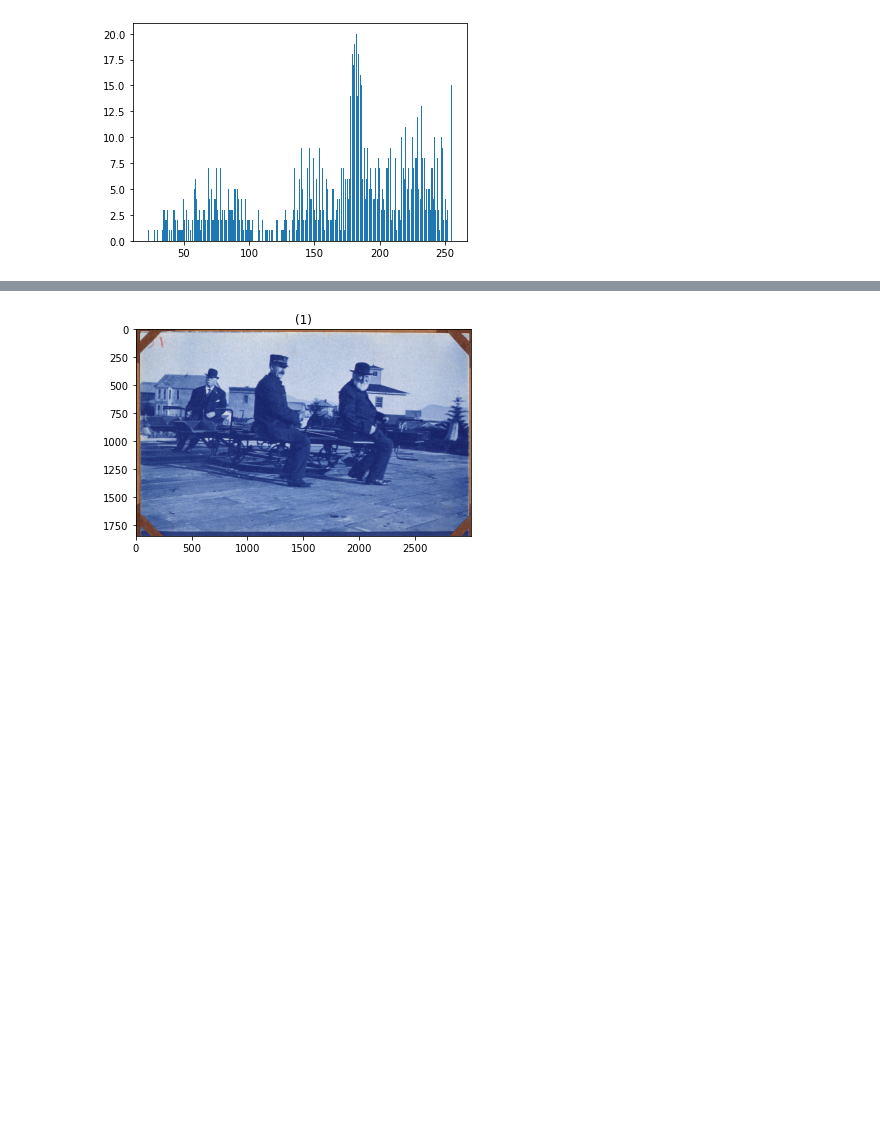
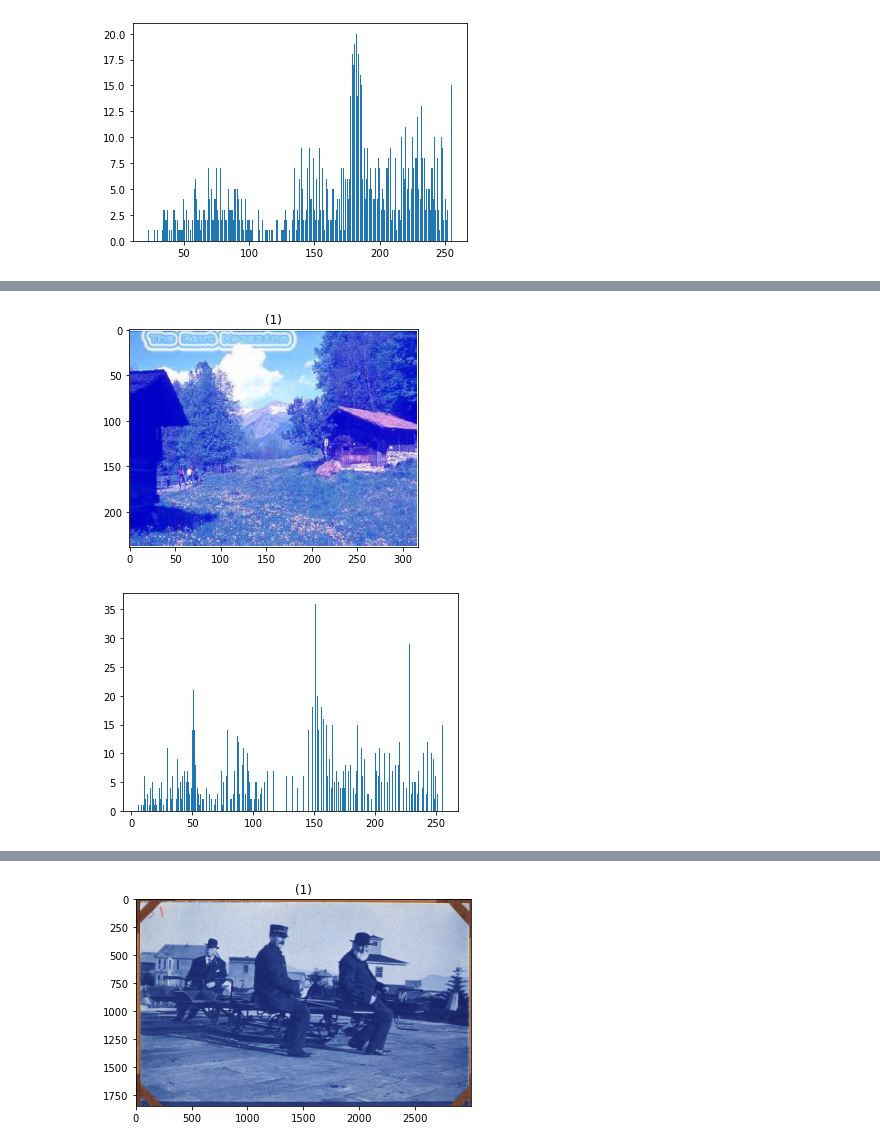
Before and after one commit to EngPeterAtef/ImageProcessing_Labs, a Jupyter notebook: lab4 _Contrast Enhancement/Lab4_STD.ipynb, the cells around one changed output, grey strips where cells are left out. Drawn from its saved outputs; the diff is of its cells as text; code cells hidden in the pictures; blank space fills up the shorter version.

```diff
--- a/lab4 _Contrast Enhancement/Lab4_STD.ipynb
+++ b/lab4 _Contrast Enhancement/Lab4_STD.ipynb
@@ -182,0 +197,8 @@ showHistCommon(img_blue1[2])
+# %%
+#using the equalization function we defined in the previous question
+img_blue2[2] = histogramEqualization(img_blue2[2])
+show_images([img_blue2])
+showHistCommon(img_blue2[2])
+# %% [output]
+[figure, added]
+[figure, added]
```
Also changed, not shown: parts of 7 cells of this notebook.
